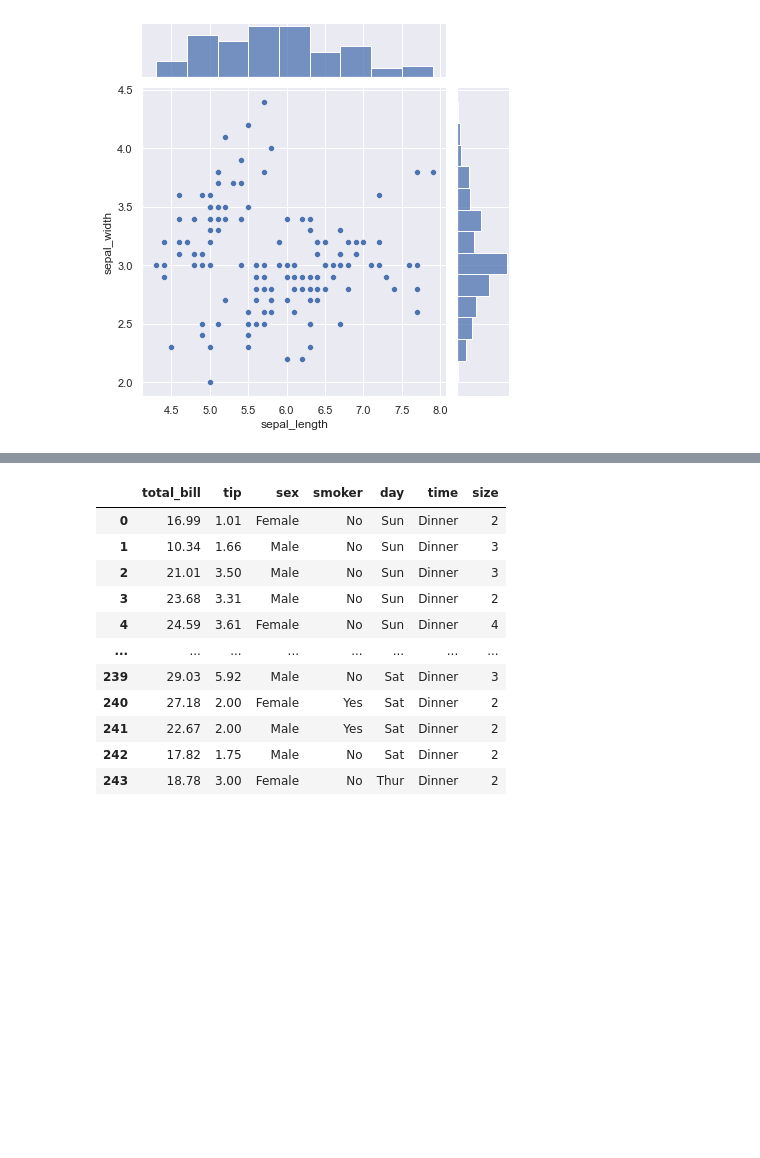
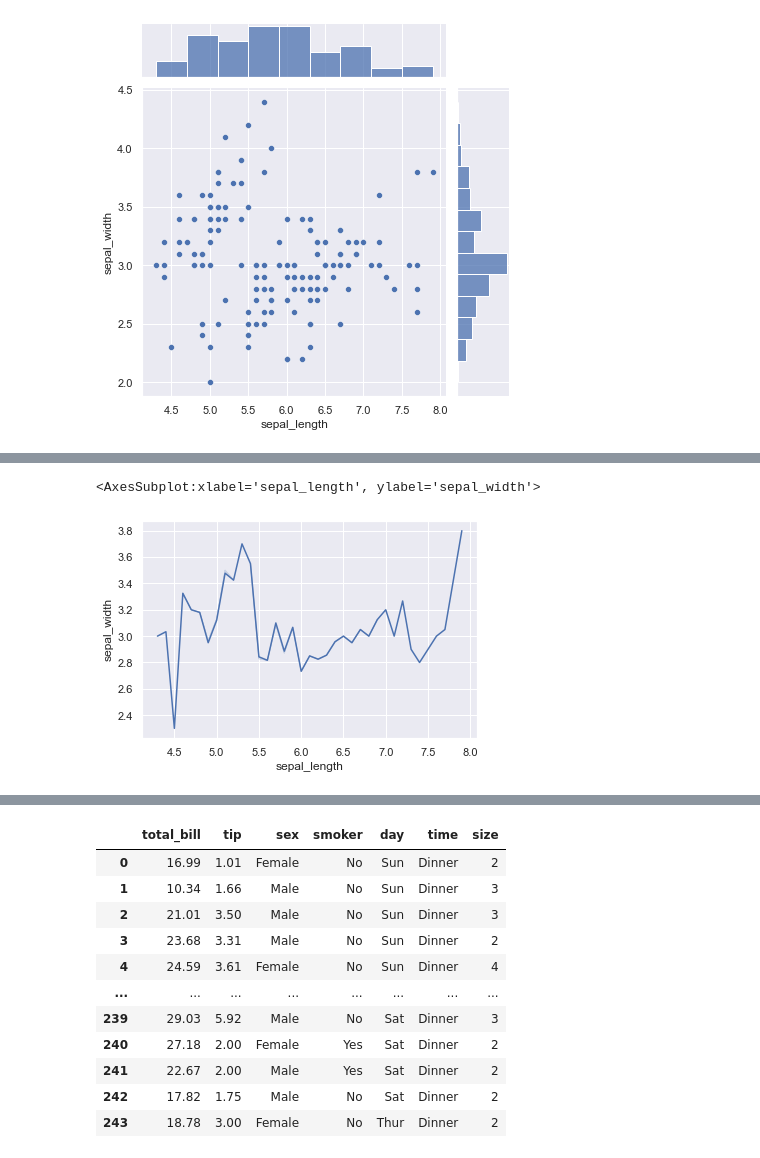
Before and after one commit to Torng/ML-DataScience, a Jupyter notebook: Code/Data_Visualization/iris_visualization.ipynb, the cells around one changed output, grey strips where cells are left out. Drawn from its saved outputs; the diff is of its cells as text; code cells hidden in the pictures; blank space fills up the shorter version.

```diff
--- a/Code/Data_Visualization/iris_visualization.ipynb
+++ b/Code/Data_Visualization/iris_visualization.ipynb
@@ -42,0 +60,5 @@ plt.show()
+# %%
+sns.lineplot(x=datas['sepal_length'], y=datas['sepal_width'],ci=0)
+# %% [output]
+<AxesSubplot:xlabel='sepal_length', ylabel='sepal_width'>
+[figure, added]
```
Also changed, not shown: parts of 5 cells of this notebook, 2 other files.
